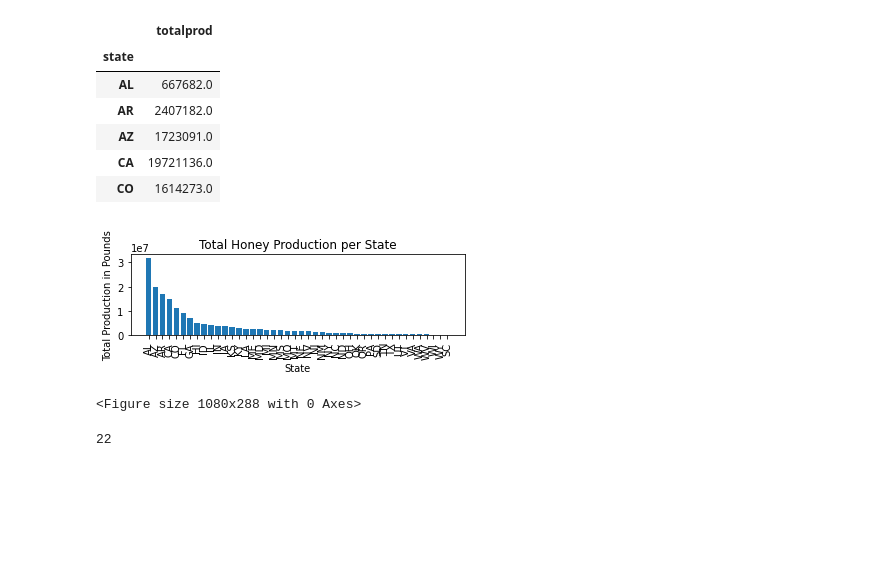
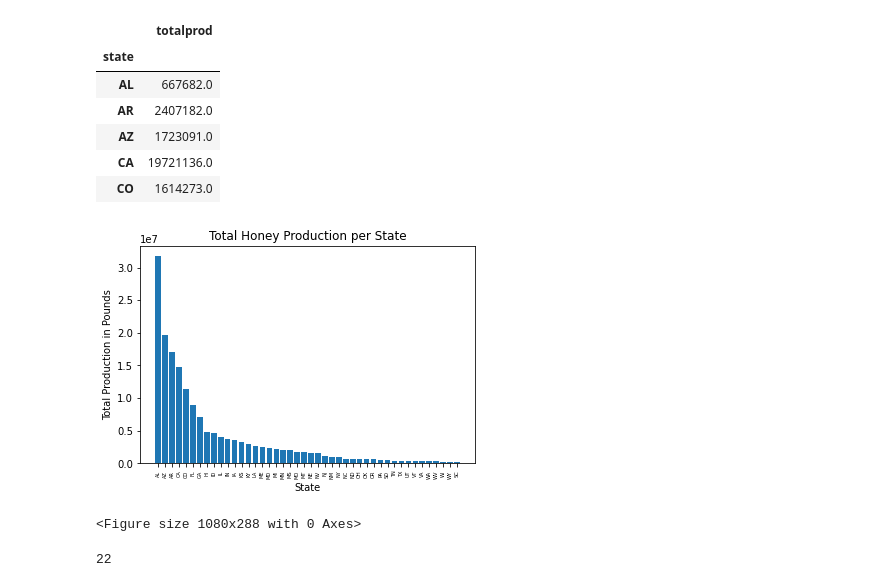
Before and after one commit to nataliaxmoreno/project-1-Group3, a Jupyter notebook: bee-code.ipynb, the cells around one changed output. Cells and saved outputs as stored; diff of their text form; code cells hidden in the pictures; blank space fills up the shorter version.

```diff
--- a/bee-code.ipynb
+++ b/bee-code.ipynb
@@ -121,24 +120,22 @@ bees_state_prod.sort_values('totalprod', ascending=False, inplace=True)
 # %%
 #Bar chart for total production per state
 x_axis = np.arange(len(bees_state_prod))
 tick_locations = bees_data['state'].unique()
 
 plt.bar(x_axis, bees_state_prod['totalprod'])
 plt.xticks(x_axis, tick_locations, rotation="vertical")
+plt.tick_params(axis='x', which='major', labelsize=5)
 
 
 plt.title("Total Honey Production per State")
 plt.xlabel("State")
 plt.ylabel("Total Production in Pounds")
-plt.subplots_adjust(bottom = .60)
 
 plt.figure(figsize=(15, 4))
 
-
-
 plt.show()
 # %% [output]
-[figure, old version]
+[figure, new version]
 <Figure size 1080x288 with 0 Axes>
 # %%
 #Count years in dataset
```
Also changed, not shown: parts of 4 cells of this notebook.
